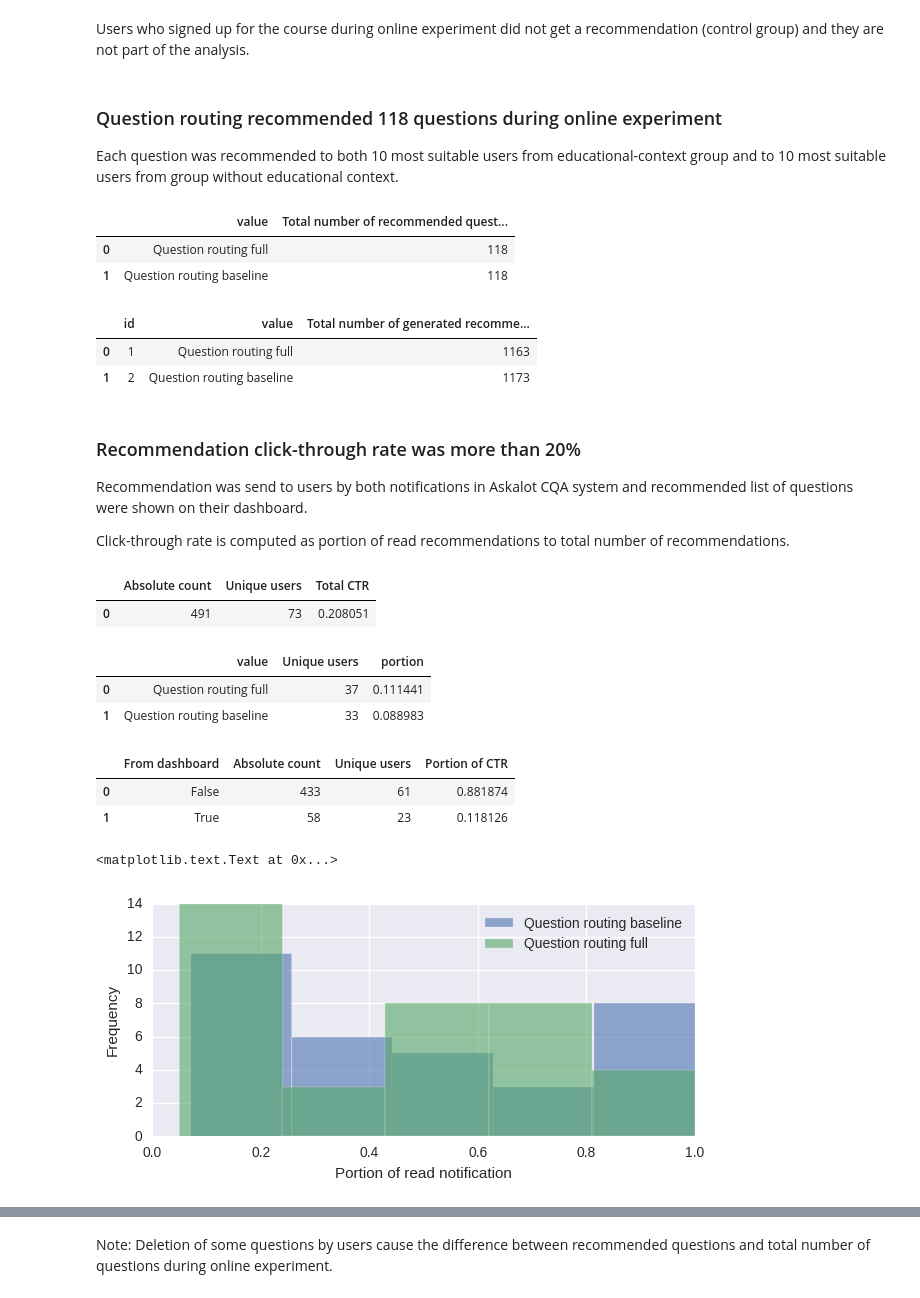
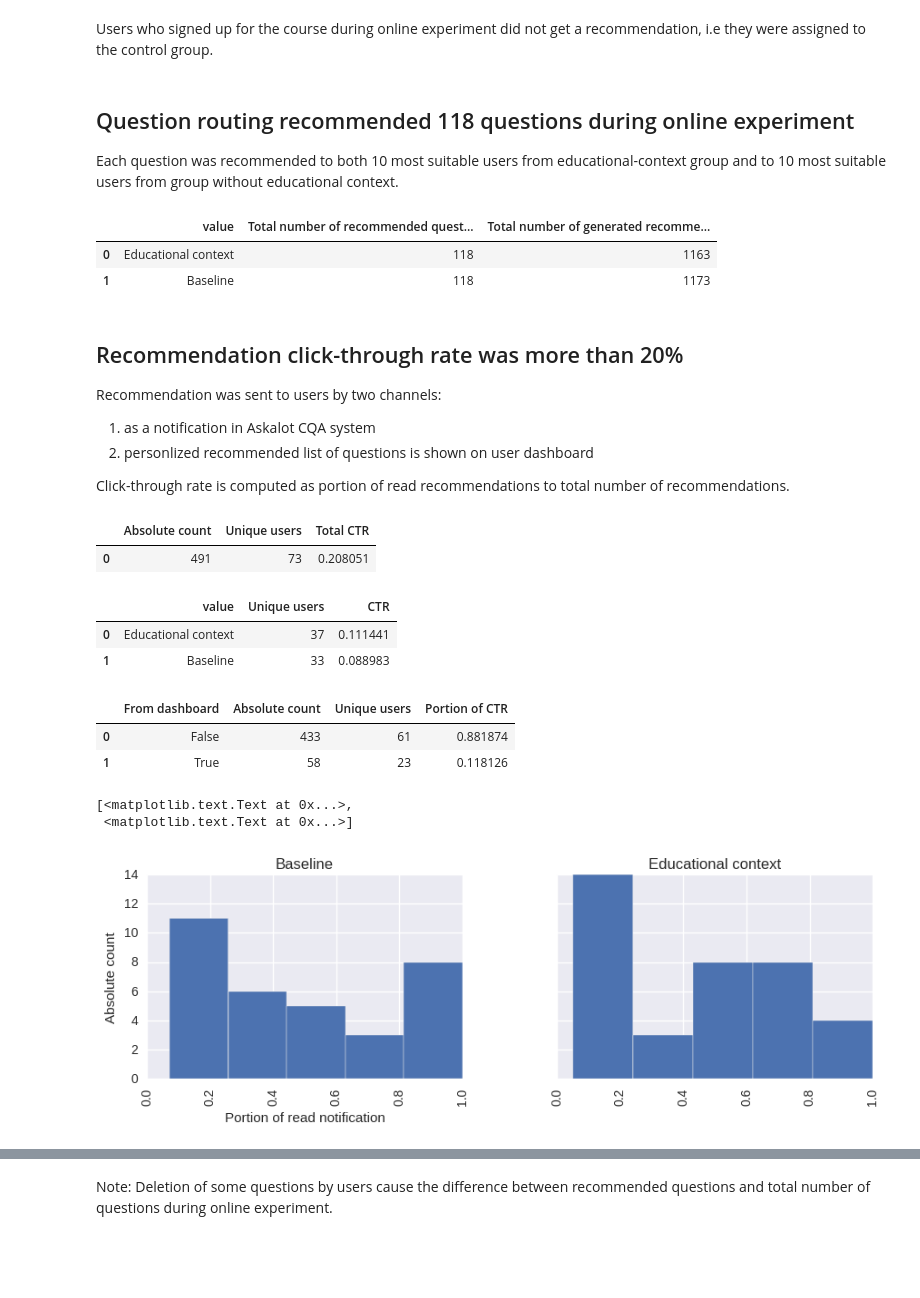
Before and after one commit to dmacjam/dp-analysis-evaluation, a Jupyter notebook: Online Evaluation.ipynb, the cells around one changed output, grey strips where cells are left out. Drawn from its saved outputs; the diff is of its cells as text; code cells hidden in the pictures; blank space fills up the shorter version.

```diff
--- a/Online Evaluation.ipynb
+++ b/Online Evaluation.ipynb
@@ -38,5 +41,6 @@ connection = pg.connect(database="askalot_edx_development", user="postgres", por
 # %%
-users = psql.read_sql("SELECT g.id, g.value, COUNT(*) FROM ab_groupings ab "+
-                      "JOIN ab_groups g ON g.id=ab.ab_group_id GROUP BY g.id ORDER BY g.id", connection)
+ab_groups =  psql.read_sql("""SELECT id as ab_group_id, value as "Name" FROM ab_groups""", connection)
+users = psql.read_sql("""SELECT g.id, g.value as "Name", COUNT(*) as "Count" FROM ab_groupings ab
+                         JOIN ab_groups g ON g.id=ab.ab_group_id GROUP BY g.id ORDER BY g.id""", connection)
 users
 # %% [output]
@@ -47,37 +51,37 @@ users
 # %% [markdown]
-Users who signed up for the course during online experiment did not get a recommendation (control group) and they are not part of the analysis.
+Users who signed up for the course during online experiment did not get a recommendation, i.e they were assigned to the control group.
 # %% [markdown]
-### Question routing recommended 118 questions during online experiment
+## Question routing recommended 118 questions during online experiment
 Each question was recommended to both 10 most suitable users from educational-context group and to 10 most suitable users from group without educational context.
 # %%
 answers_count = psql.read_sql("""
-                                SELECT g.value, COUNT(DISTINCT(n.resource_id)) AS "Total number of recommended questions"
+                                SELECT g.id, g.value, COUNT(DISTINCT(n.resource_id)) AS "Total number of recommended questions"
                                 FROM notifications as n
                                 JOIN ab_groupings ab ON ab.user_id = n.recipient_id
                                 JOIN ab_groups g ON g.id=ab.ab_group_id
                                 WHERE n.action = 'recommendation' AND n.created_at < '2016-12-20'
                                 GROUP BY g.id
                               """, connection)
-display(answers_count)
 rec_count = psql.read_sql("""
-                                SELECT g.id, g.value, COUNT(DISTINCT(n.id)) AS "Total number of generated recommendations"
+                                SELECT g.id, COUNT(DISTINCT(n.id)) AS "Total number of generated recommendations"
                                 FROM notifications as n
                                 JOIN ab_groupings ab ON ab.user_id = n.recipient_id
                                 JOIN ab_groups g ON g.id=ab.ab_group_id
                                 WHERE n.action = 'recommendation' AND n.created_at < '2016-12-20'
                                 GROUP BY g.id
                               """, connection)
-rec_count
+rec_count = pd.merge(answers_count, rec_count, on="id", how='inner')
+rec_count[['value', 'Total number of recommended questions', 'Total number of generated recommendations']]
 # %% [output]
-|  | value | Total number of recommended quest... |
-| 0 | Question routing full | 118 |
-| 1 | Question routing baseline | 118 |
+|  | value | Total number of recommended quest... | Total number of generated recomme... |
+| 0 | Educational context | 118 | 1163 |
+| 1 | Baseline | 118 | 1173 |
-|  | id | value | Total number of generated recomme... |
-| 0 | 1 | Question routing full | 1163 |
-| 1 | 2 | Question routing baseline | 1173 |
 # %% [markdown]
-### Recommendation click-through rate was more than 20%
-Recommendation was send to users by both notifications in Askalot CQA system and recommended list of questions  were shown on their dashboard.
+## Recommendation click-through rate was more than 20%
+Recommendation was sent to users by two channels:
+
+1. as a notification in Askalot CQA system
+2. personlized recommended list of questions is shown on user dashboard
 
 Click-through rate is computed as portion of read recommendations to total number of recommendations.
 # %%
@@ -88,40 +92,41 @@ ctr = psql.read_sql("""
 display(ctr)
 
 ctr_by_groups = psql.read_sql("""
-    SELECT g.value, COUNT(DISTINCT(n.recipient_id)) AS "Unique users", CAST(COUNT(n.recipient_id) AS FLOAT) / (SELECT COUNT(*) FROM notifications WHERE action= 'recommendation' AND created_at < '2016-12-20') as portion
+    SELECT g.value, COUNT(DISTINCT(n.recipient_id)) AS "Unique users", CAST(COUNT(n.recipient_id) AS FLOAT) / (SELECT COUNT(*) FROM notifications WHERE action= 'recommendation' AND created_at < '2016-12-20') as "CTR"
     FROM notifications as n
     JOIN ab_groupings ab ON ab.user_id = n.recipient_id
     JOIN ab_groups g ON g.id=ab.ab_group_id
     WHERE n.action= 'recommendation' AND n.unread = FALSE AND n.created_at < '2016-12-20'
     GROUP BY g.id ORDER BY g.id
     """, connection)
 display(ctr_by_groups)
 
 ctr_from_dashboard = psql.read_sql("""
     SELECT n.from_dashboard AS "From dashboard", COUNT(n.recipient_id) as "Absolute count", COUNT(DISTINCT(n.recipient_id)) AS "Unique users", CAST(COUNT(n.recipient_id) AS FLOAT) / (SELECT COUNT(*) FROM notifications WHERE action= 'recommendation' AND unread=FALSE AND created_at < '2016-12-20') as "Portion of CTR"
     FROM notifications as n WHERE n.action= 'recommendation' AND n.unread = FALSE  AND n.created_at < '2016-12-20' GROUP BY n.from_dashboard """,connection)
 display(ctr_from_dashboard)
 
 ctr_by_users = psql.read_sql("""
     SELECT g.value, n.recipient_id, COUNT(n.id)::float / (SELECT COUNT(*) FROM notifications x WHERE x.action= 'recommendation' AND n.recipient_id=x.recipient_id) AS "portion"
     FROM notifications as n
     JOIN ab_groupings ab ON ab.user_id = n.recipient_id
     JOIN ab_groups g ON g.id=ab.ab_group_id
     WHERE n.action= 'recommendation' AND n.unread = FALSE AND n.created_at < '2016-12-20'
     GROUP BY g.id, n.recipient_id ORDER BY g.id, COUNT(n.id) DESC
     """, connection)
-plt.figure(figsize=(7,3))
-ctr_by_users.groupby('value')['portion'].plot.hist(alpha=0.6, bins=5, legend=True)
-plt.xlabel('Portion of read notification')
+
+ax = ctr_by_users.hist(by='value',column = 'portion', bins=5, layout=(1,2), sharey=True, figsize=(10, 3))
+ax[0].set(xlabel='Portion of read notification', ylabel="Absolute count")
 # %% [output]
 |  | Absolute count | Unique users | Total CTR |
 | 0 | 491 | 73 | 0.208051 |
-|  | value | Unique users | portion |
-| 0 | Question routing full | 37 | 0.111441 |
-| 1 | Question routing baseline | 33 | 0.088983 |
+|  | value | Unique users | CTR |
+| 0 | Educational context | 37 | 0.111441 |
+| 1 | Baseline | 33 | 0.088983 |
 |  | From dashboard | Absolute count | Unique users | Portion of CTR |
 | 0 | False | 433 | 61 | 0.881874 |
 | 1 | True | 58 | 23 | 0.118126 |
-<matplotlib.text.Text at 0x...>
+[<matplotlib.text.Text at 0x...>,
+ <matplotlib.text.Text at 0x...>]
-[figure, old version]
+[figure, new version]
 # %% [markdown]
```
Also changed, not shown: parts of 48 cells of this notebook.
